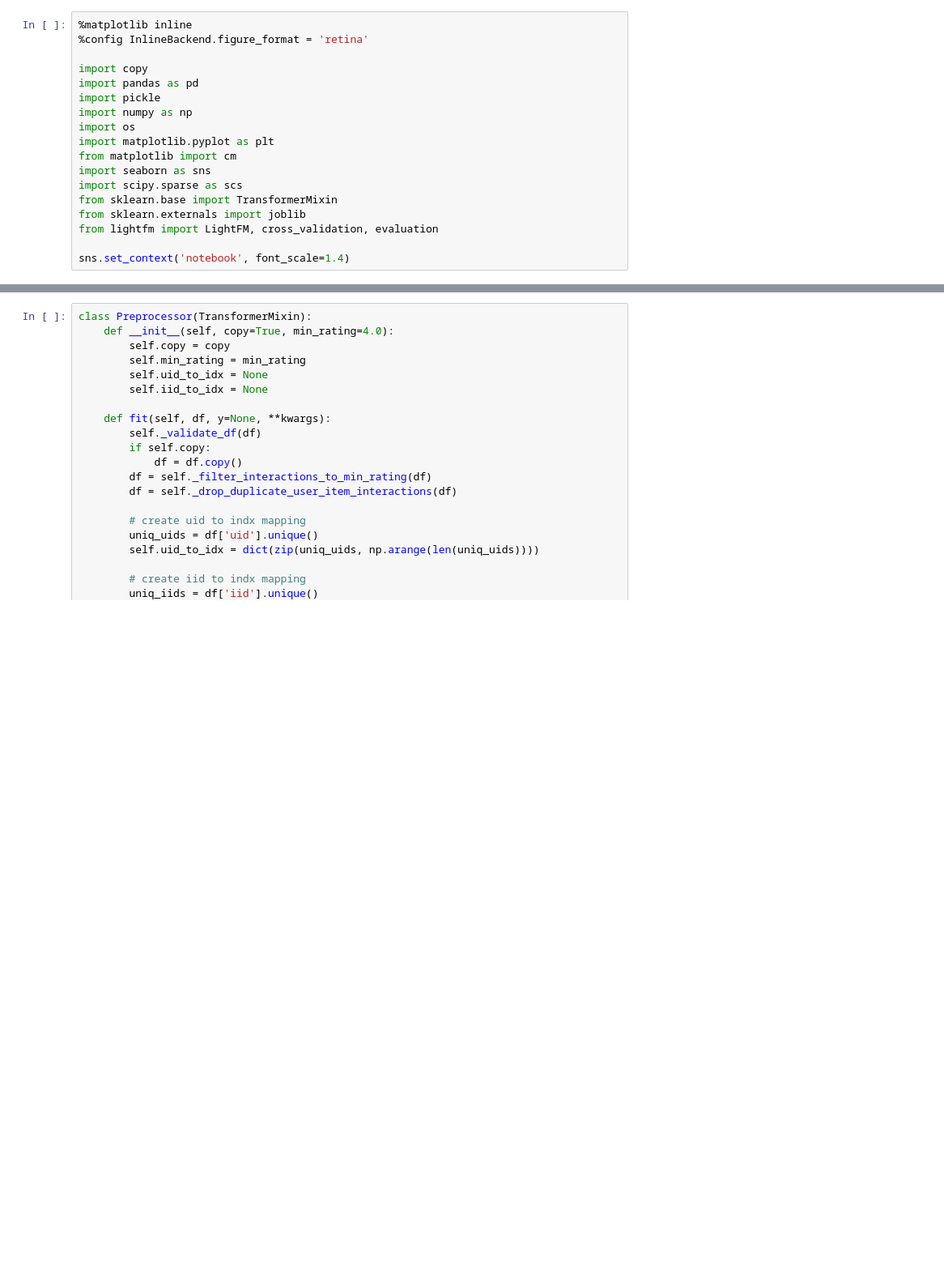
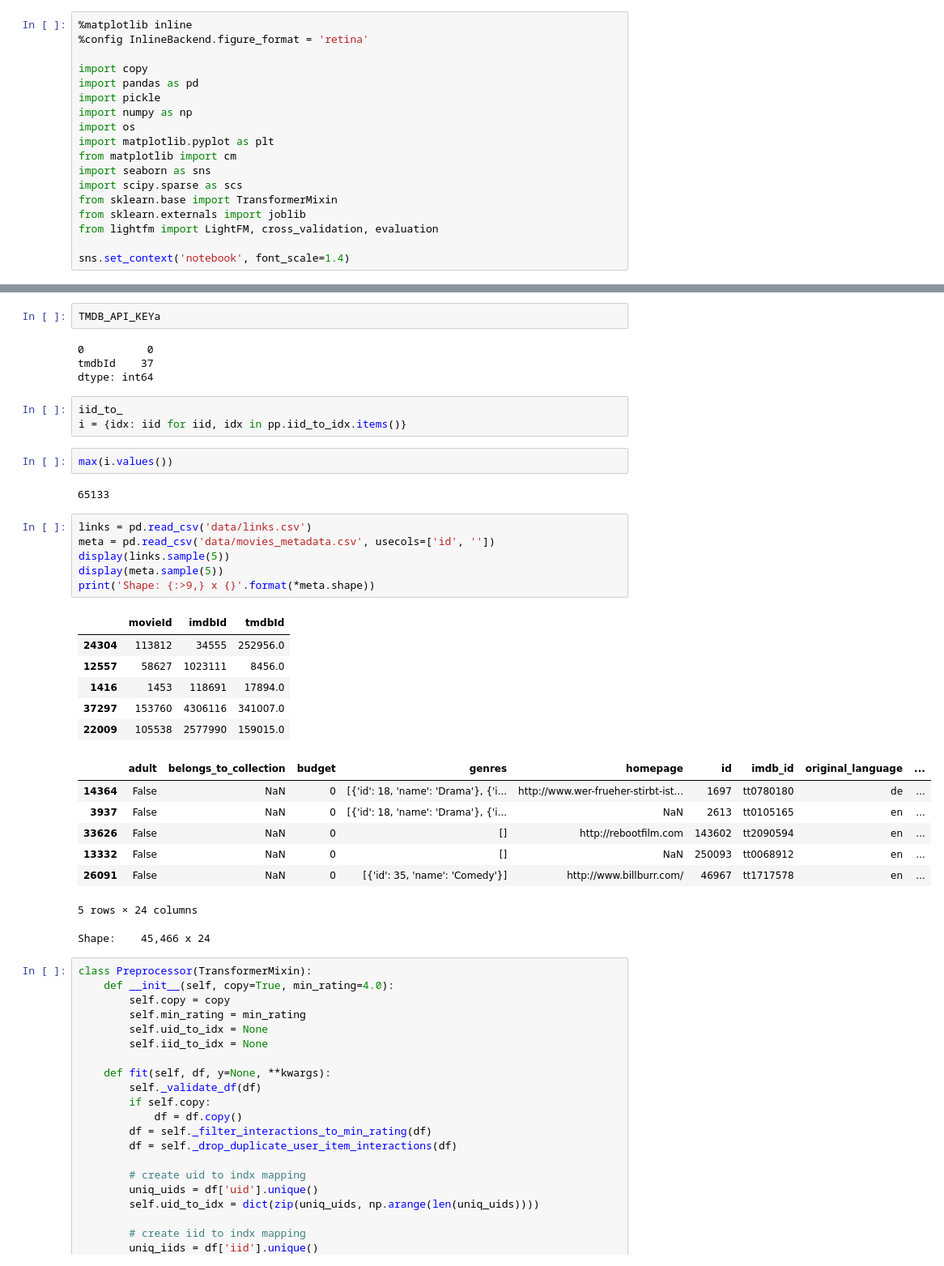
Before and after one commit to jscottcronin/recommender_deployed, a Jupyter notebook: notebooks/Build Factorization Machine Model.ipynb, the cells around one changed output, grey strips where cells are left out. Shown at 81% size. Cells and saved outputs as stored; diff of their text form; blank space fills up the shorter version.

```diff
--- a/notebooks/Build Factorization Machine Model.ipynb
+++ b/notebooks/Build Factorization Machine Model.ipynb
@@ -45,3 +136,37 @@ Shape: 10,000,054 x 3
+# %%
+TMDB_API_KEYa
+# %% [output]
+0          0
+tmdbId    37
+dtype: int64
+# %%
+iid_to_
+i = {idx: iid for iid, idx in pp.iid_to_idx.items()}
+# %%
+max(i.values())
+# %% [output]
+65133
+# %%
+links = pd.read_csv('data/links.csv')
+meta = pd.read_csv('data/movies_metadata.csv', usecols=['id', ''])
+display(links.sample(5))
+display(meta.sample(5))
+print('Shape: {:>9,} x {}'.format(*meta.shape))
+# %% [output]
+|  | movieId | imdbId | tmdbId |
+| 24304 | 113812 | 34555 | 252956.0 |
+| 12557 | 58627 | 1023111 | 8456.0 |
+| 1416 | 1453 | 118691 | 17894.0 |
+| 37297 | 153760 | 4306116 | 341007.0 |
+| 22009 | 105538 | 2577990 | 159015.0 |
+|  | adult | belongs_to_collection | budget | genres | homepage | id | imdb_id | original_language | ... |
+| 14364 | False | NaN | 0 | [{'id': 18, 'name': 'Drama'}, {'i... | http://www.wer-frueher-stirbt-ist... | 1697 | tt0780180 | de | ... |
+| 3937 | False | NaN | 0 | [{'id': 18, 'name': 'Drama'}, {'i... | NaN | 2613 | tt0105165 | en | ... |
+| 33626 | False | NaN | 0 | [] | http://rebootfilm.com | 143602 | tt2090594 | en | ... |
+| 13332 | False | NaN | 0 | [] | NaN | 250093 | tt0068912 | en | ... |
+| 26091 | False | NaN | 0 | [{'id': 35, 'name': 'Comedy'}] | http://www.billburr.com/ | 46967 | tt1717578 | en | ... |
+5 rows × 24 columns
+Shape:    45,466 x 24
 # %%
 class Preprocessor(TransformerMixin):
     def __init__(self, copy=True, min_rating=4.0):
```
Also changed, not shown: parts of 12 cells of this notebook, 16 other files.
